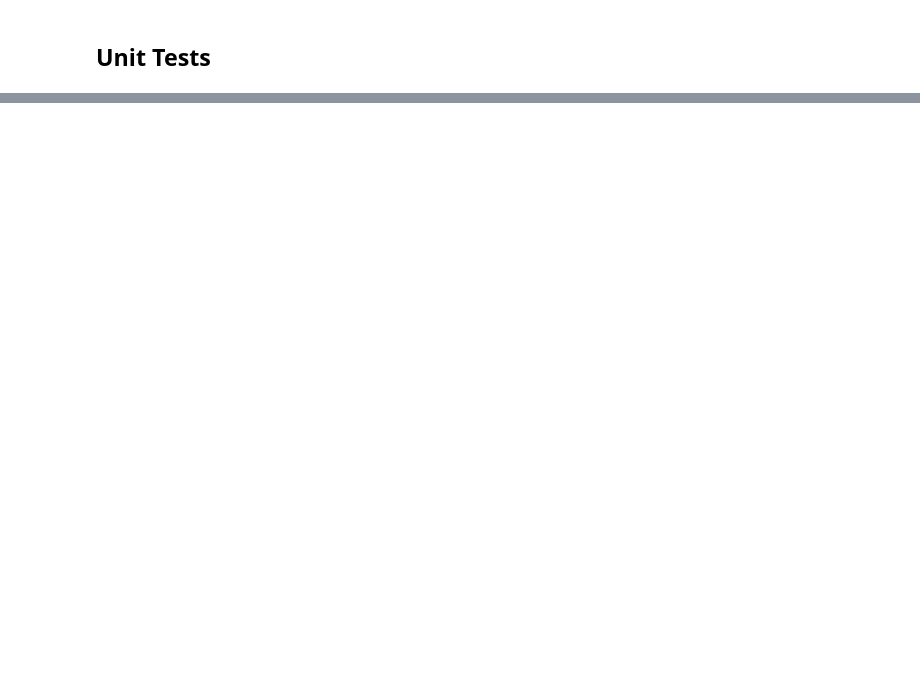
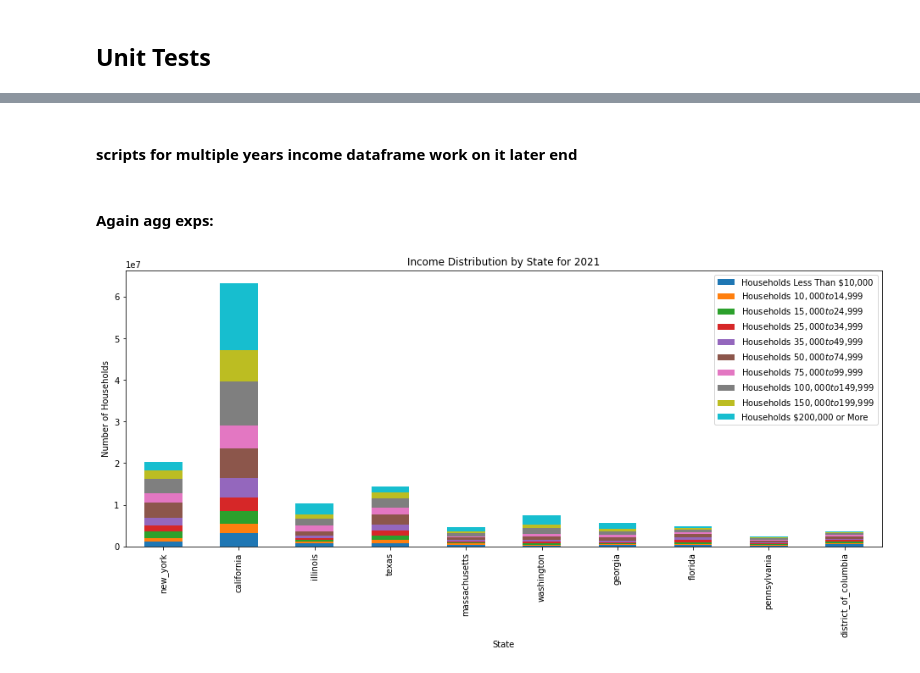
Before and after one commit to nomanarshad94/made-project-ws24, a Jupyter notebook: project/data_exploration.ipynb, the cells around one changed output, grey strips where cells are left out. Saved outputs shown, nothing was run; the diff lists cells and outputs as text; code cells hidden in the pictures; blank space fills up the shorter version.

Commit message:
dataframe changes to include timeseries data and county data

```diff
--- a/project/data_exploration.ipynb
+++ b/project/data_exploration.ipynb
@@ -2010,0 +1130,4 @@ if __name__ == "__main__":
+# %%
+city_agg["startups_per_100k"] = (city_agg['Company']/city_agg['population'])*100000
+state_agg["startups_per_100k"] = (state_agg['Company']/state_agg['population'])*100000
+county_agg["startups_per_100k"] = (county_agg['Company']/county_agg['population'])*100000
@@ -2010,0 +1136,4 @@ if __name__ == "__main__":
+# %%
+city_agg["high_income_share"] = (city_agg["Households $100,000 to $149,999"] + city_agg["Households $150,000 to $199,999"] + city_agg["Households $200,000 or More"]) / city_agg["Households"]
+state_agg["high_income_share"] = (state_agg["Households $100,000 to $149,999"] + state_agg["Households $150,000 to $199,999"] + state_agg["Households $200,000 or More"]) / state_agg["Households"]
+county_agg["high_income_share"] = (county_agg["Households $100,000 to $149,999"] + county_agg["Households $150,000 to $199,999"] + county_agg["Households $200,000 or More"]) / county_agg["Households"]
@@ -2010,0 +1164,4 @@ if __name__ == "__main__":
+# %% [markdown]
+#### scripts for multiple years income dataframe work on it later end
+# %% [markdown]
+#### Again agg exps:
@@ -2010,0 +1170,34 @@ if __name__ == "__main__":
+# %%
+income_brackets_cols = [
+    'Households Less Than $10,000',
+    'Households $10,000 to $14,999',
+    'Households $15,000 to $24,999',
+    'Households $25,000 to $34,999',
+    'Households $35,000 to $49,999',
+    'Households $50,000 to $74,999',
+    'Households $75,000 to $99,999',
+    'Households $100,000 to $149,999',
+    'Households $150,000 to $199,999',
+    'Households $200,000 or More'
+]
+income_brackets_cols_perc = [i+' %' for i in income_brackets]
+income_avg_cols = ["Households Median Income","Households Mean Income"]
+
+for bracket in income_brackets:
+    state_agg[bracket + ' %'] = (state_agg[bracket] / state_agg['Households']) * 100
+    county_agg[bracket + ' %'] = (county_agg[bracket] / county_agg['Households']) * 100
+    city_agg[bracket + ' %'] = (city_agg[bracket] / city_agg['Households']) * 100
+# %%
+state_agg.sort_values(by="population",ascending=False,inplace=True)
+county_agg.sort_values(by="population",ascending=False,inplace=True)
+city_agg.sort_values(by="population",ascending=False,inplace=True)
+# %%
+%%time
+state_agg[income_brackets_cols].iloc[:10].plot(kind='bar',stacked=True,figsize=(16, 6))
+plt.title('Income Distribution by State for 2021')
+plt.ylabel('Number of Households')
+plt.xlabel('State')
+plt.legend(loc = "upper right")
+plt.show()
+# %% [output]
+[figure, added]
```
Also changed, not shown: parts of 65 cells of this notebook, 3 other files.
